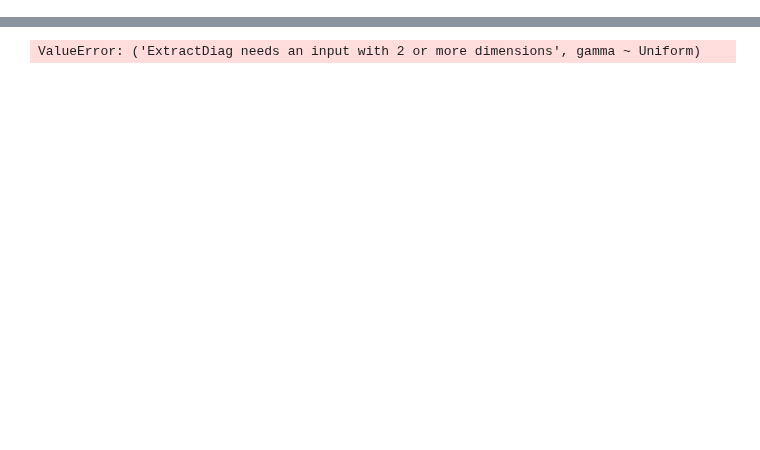
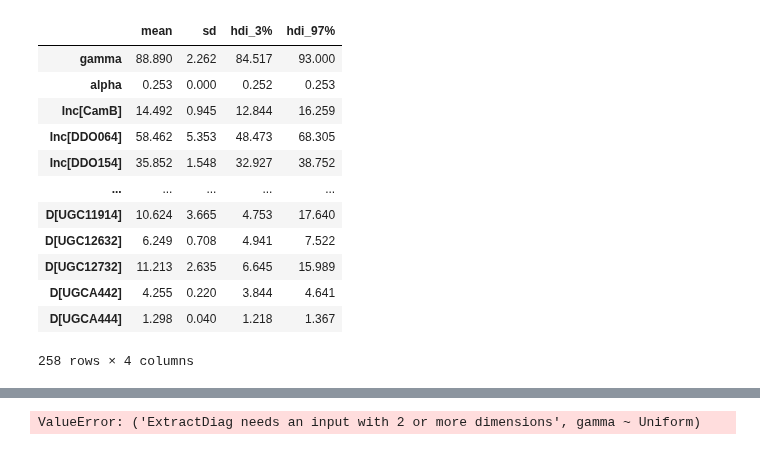
Before and after one commit to timjdavey/galactus, a Jupyter notebook: notebooks/MCMC galaxy.ipynb, the cells around one changed output, grey strips where cells are left out. Saved outputs shown, nothing was run; the diff lists cells and outputs as text; code cells hidden in the pictures; blank space fills up the shorter version.

```diff
--- a/notebooks/MCMC galaxy.ipynb
+++ b/notebooks/MCMC galaxy.ipynb
@@ -79,0 +143,16 @@ The estimated number of effective samples is smaller than 200 for some parameter
+# %%
+az.summary(trace, kind="stats")
+# %% [output]
+|  | mean | sd | hdi_3% | hdi_97% |
+| gamma | 88.890 | 2.262 | 84.517 | 93.000 |
+| alpha | 0.253 | 0.000 | 0.252 | 0.253 |
+| Inc[CamB] | 14.492 | 0.945 | 12.844 | 16.259 |
+| Inc[DDO064] | 58.462 | 5.353 | 48.473 | 68.305 |
+| Inc[DDO154] | 35.852 | 1.548 | 32.927 | 38.752 |
+| ... | ... | ... | ... | ... |
+| D[UGC11914] | 10.624 | 3.665 | 4.753 | 17.640 |
+| D[UGC12632] | 6.249 | 0.708 | 4.941 | 7.522 |
+| D[UGC12732] | 11.213 | 2.635 | 6.645 | 15.989 |
+| D[UGCA442] | 4.255 | 0.220 | 3.844 | 4.641 |
+| D[UGCA444] | 1.298 | 0.040 | 1.218 | 1.367 |
+258 rows × 4 columns
```
Also changed, not shown: parts of 16 cells of this notebook, 3 other files.
